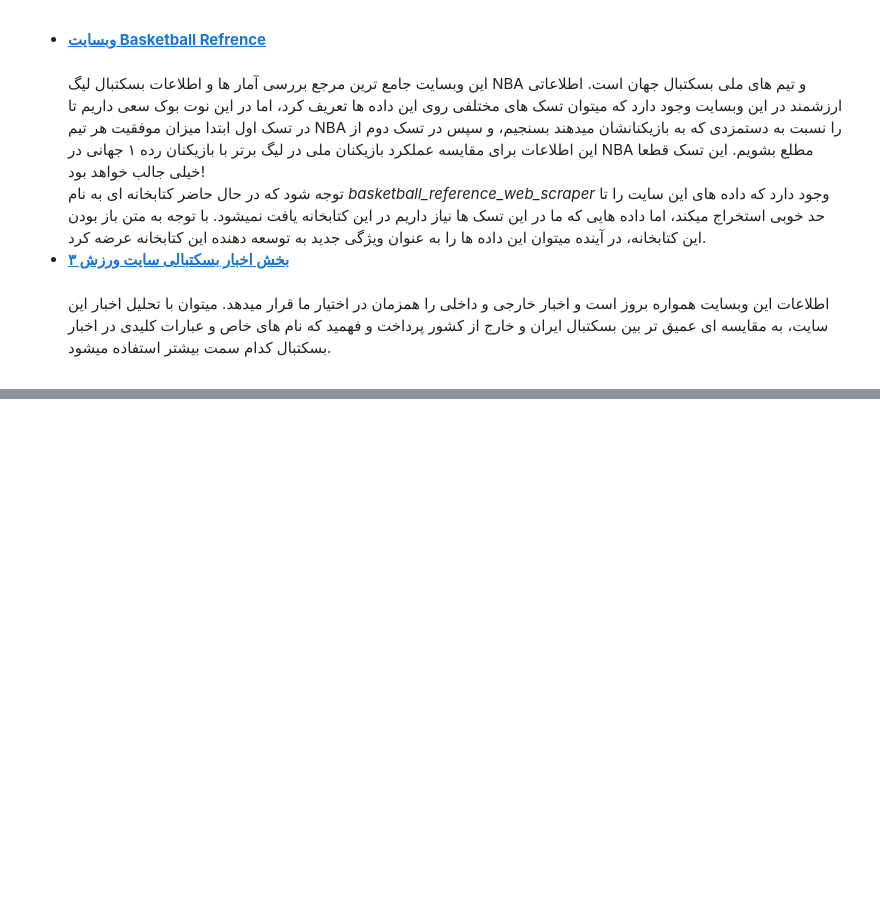
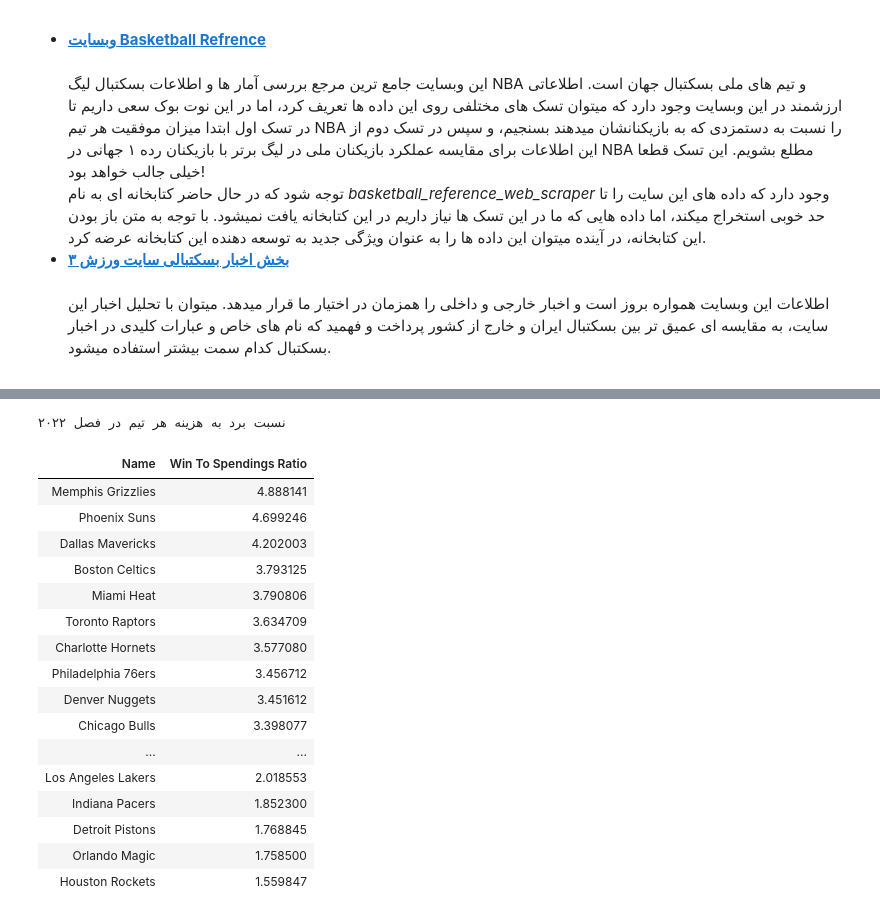
Before and after one commit to mothegoat/IR_Course_Basketball, a Jupyter notebook: HW2.ipynb, the cells around one changed output, grey strips where cells are left out. Drawn from its saved outputs; the diff is of its cells as text; code cells hidden in the pictures; blank space fills up the shorter version.

```diff
--- a/HW2.ipynb
+++ b/HW2.ipynb
@@ -93,0 +318,29 @@ soup = BeautifulSoup(source, "lxml")
+# %%
+team_win_ratio = {'Name' : [], 'Win To Spendings Ratio' : []}
+for team in NBATeam.all_nba_teams:
+    team.wins_to_spendings_ratio = (team.wins/team.spendings) * 10_000_000
+    team_win_ratio['Name'].append(team.name)
+    team_win_ratio['Win To Spendings Ratio'].append(team.wins_to_spendings_ratio)
+
+df = pd.DataFrame(team_win_ratio)
+df.sort_values(['Win To Spendings Ratio'], ascending = False, inplace = True)
+df.style.hide_index().set_caption('نسبت برد به هزینه هر تیم در فصل ۲۰۲۲')
+# %% [output]
+نسبت برد به هزینه هر تیم در فصل ۲۰۲۲
+| Name | Win To Spendings Ratio |
+| Memphis Grizzlies | 4.888141 |
+| Phoenix Suns | 4.699246 |
+| Dallas Mavericks | 4.202003 |
+| Boston Celtics | 3.793125 |
+| Miami Heat | 3.790806 |
+| Toronto Raptors | 3.634709 |
+| Charlotte Hornets | 3.577080 |
+| Philadelphia 76ers | 3.456712 |
+| Denver Nuggets | 3.451612 |
+| Chicago Bulls | 3.398077 |
+| ... | ... |
+| Los Angeles Lakers | 2.018553 |
+| Indiana Pacers | 1.852300 |
+| Detroit Pistons | 1.768845 |
+| Orlando Magic | 1.758500 |
+| Houston Rockets | 1.559847 |
```
Also changed, not shown: parts of 30 cells of this notebook.
